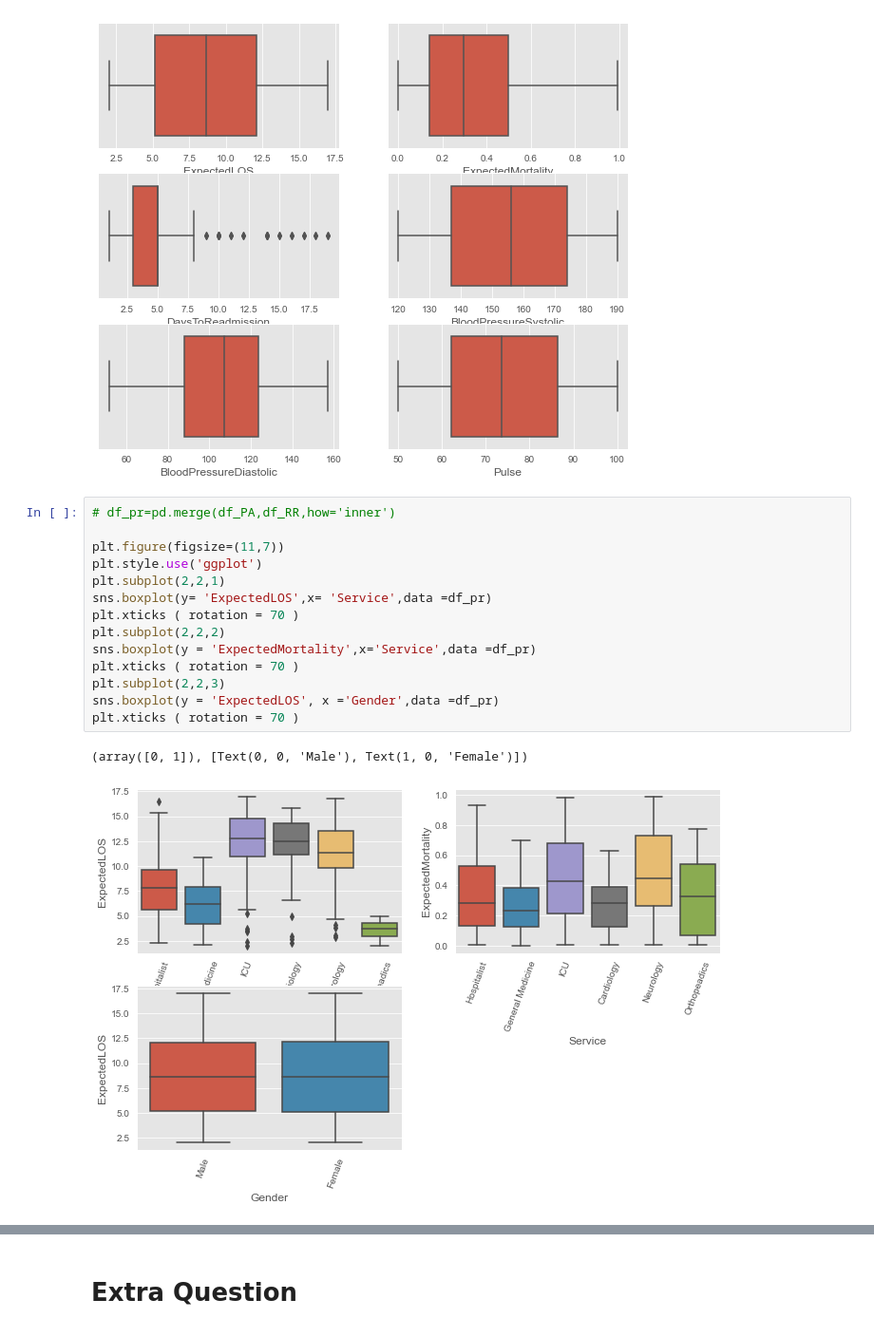
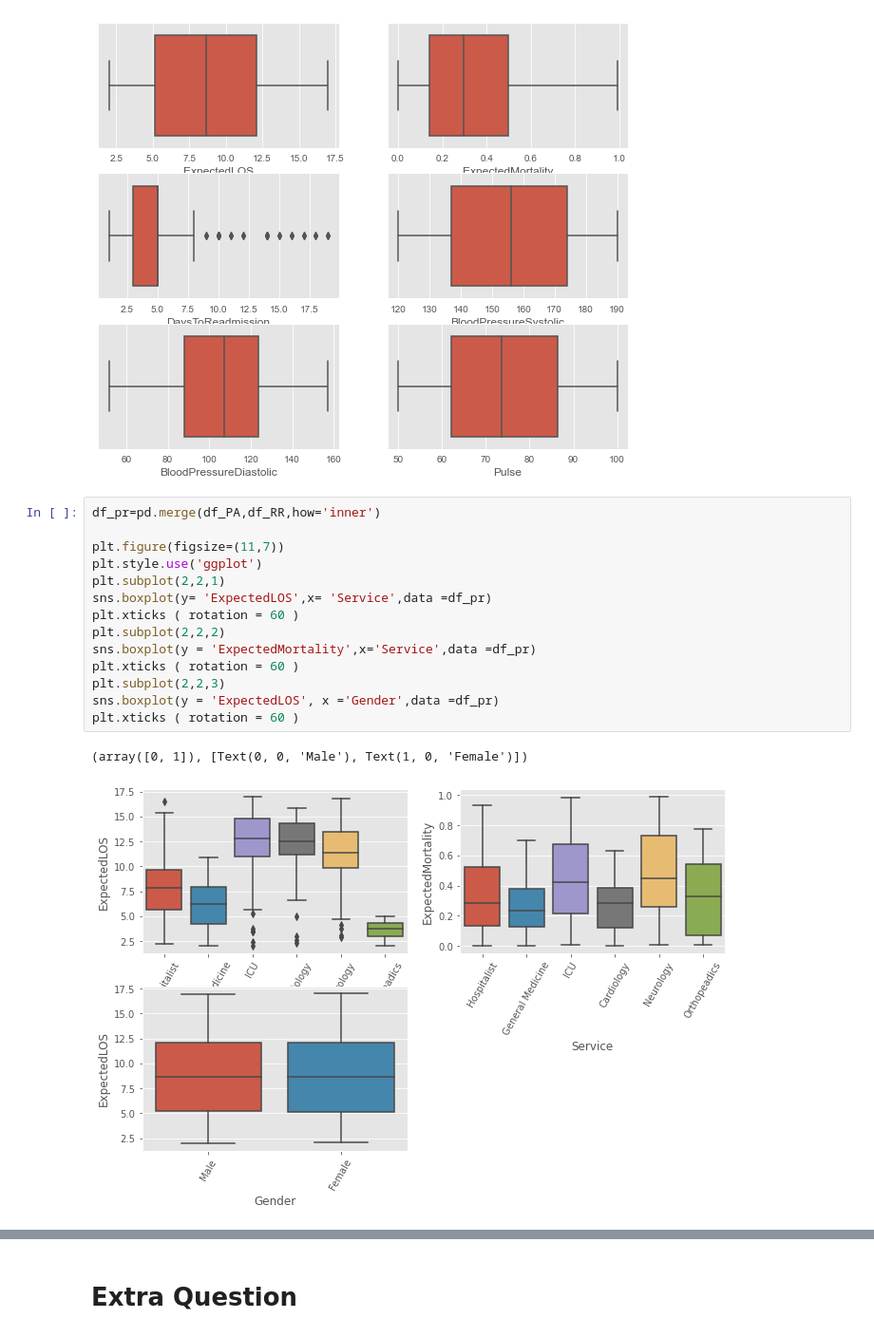
Before and after one commit to svmamidi/Python-Pandas, a Jupyter notebook: Python-Pandas_EDA_and_Extra Questions.ipynb, the cells around one changed output, grey strips where cells are left out. Shown: that part at 95% size. Drawn from its saved outputs; the diff is of its cells as text.

```diff
--- a/Python-Pandas_EDA_and_Extra Questions.ipynb
+++ b/Python-Pandas_EDA_and_Extra Questions.ipynb
@@ -383,19 +398,19 @@ plt.show()
 # %% [output]
 [figure]
 # %%
-# df_pr=pd.merge(df_PA,df_RR,how='inner')
+df_pr=pd.merge(df_PA,df_RR,how='inner')
 
 plt.figure(figsize=(11,7))
 plt.style.use('ggplot')
 plt.subplot(2,2,1)
 sns.boxplot(y= 'ExpectedLOS',x= 'Service',data =df_pr)
-plt.xticks ( rotation = 70 )
+plt.xticks ( rotation = 60 )
 plt.subplot(2,2,2)
 sns.boxplot(y = 'ExpectedMortality',x='Service',data =df_pr)
-plt.xticks ( rotation = 70 )
+plt.xticks ( rotation = 60 )
 plt.subplot(2,2,3)
 sns.boxplot(y = 'ExpectedLOS', x ='Gender',data =df_pr)
-plt.xticks ( rotation = 70 )
+plt.xticks ( rotation = 60 )
 # %% [output]
 (array([0, 1]), [Text(0, 0, 'Male'), Text(1, 0, 'Female')])
-[figure, old version]
+[figure, new version]
```
Also changed, not shown: parts of 59 cells of this notebook.
